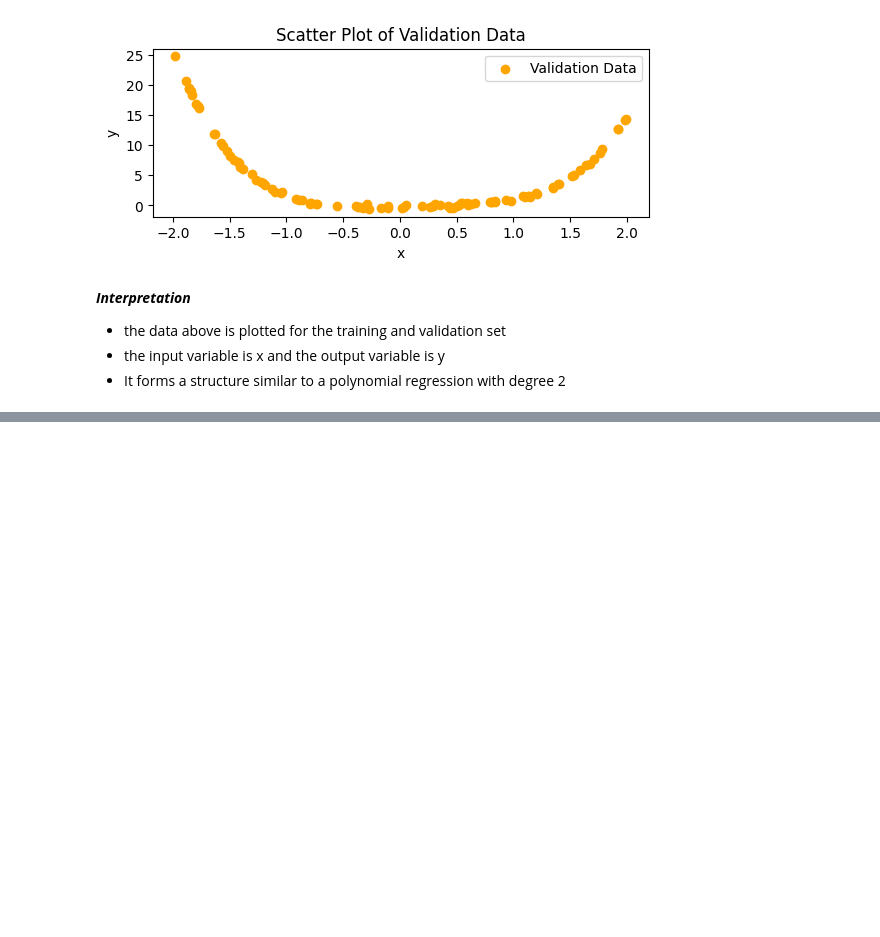
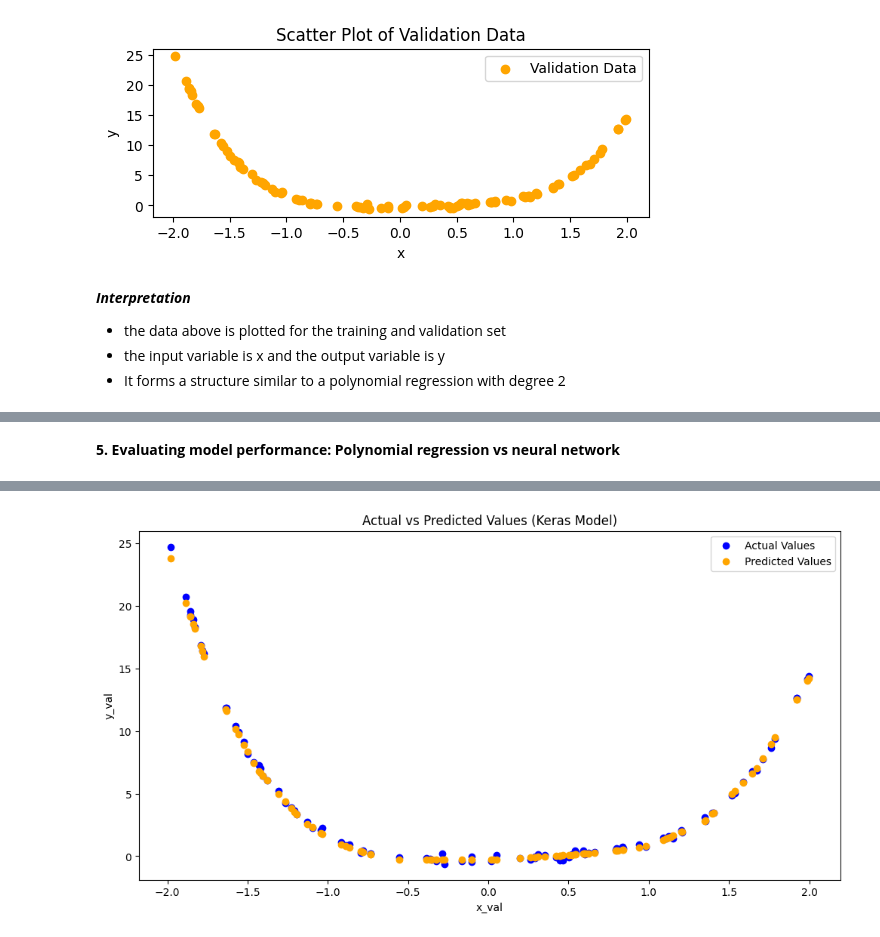
Before and after one commit to xplj5935-uol/Graphs_networks_and_systems_personal_project, a Jupyter notebook: main.ipynb, the cells around one changed output, grey strips where cells are left out. Saved outputs shown, nothing was run; the diff lists cells and outputs as text; code cells hidden in the pictures; blank space fills up the shorter version.

```diff
--- a/main.ipynb
+++ b/main.ipynb
@@ -96,0 +165,18 @@ Neural Network Architecture: (100,)
+# %% [markdown]
+****5. Evaluating model performance: Polynomial regression vs neural network****
+# %%
+#model predictions on validation data
+y_val_pred_keras = model.predict(X_val)
+nn_mse_test = mean_squared_error(y_val, y_val_pred_keras) #computing prediction error for neural network regression
+nn_r2_test = r2_score(y_val, y_val_pred_keras) #calculating R-squared score for neural network regression
+print(f'Neural Network Regression: MSE={nn_mse_test:.4f}, R2={nn_r2_test:.4f}')
+#plotting the predicted vs actual values for validation data - nn mode
+plt.figure(figsize=(12, 6))
+plt.scatter(X_val, y_val, color='blue', label='Actual Values')
+plt.scatter(X_val, y_val_pred_keras, color='orange', label='Predicted Values')
+plt.xlabel('x_val')
+plt.ylabel('y_val')
+plt.title('Actual vs Predicted Values (Keras Model)')
+plt.legend()
+plt.show()
+# %% [output]
@@ -96,0 +185 @@ Neural Network Architecture: (100,)
+[figure, added]
```
Also changed, not shown: parts of 15 cells of this notebook.
